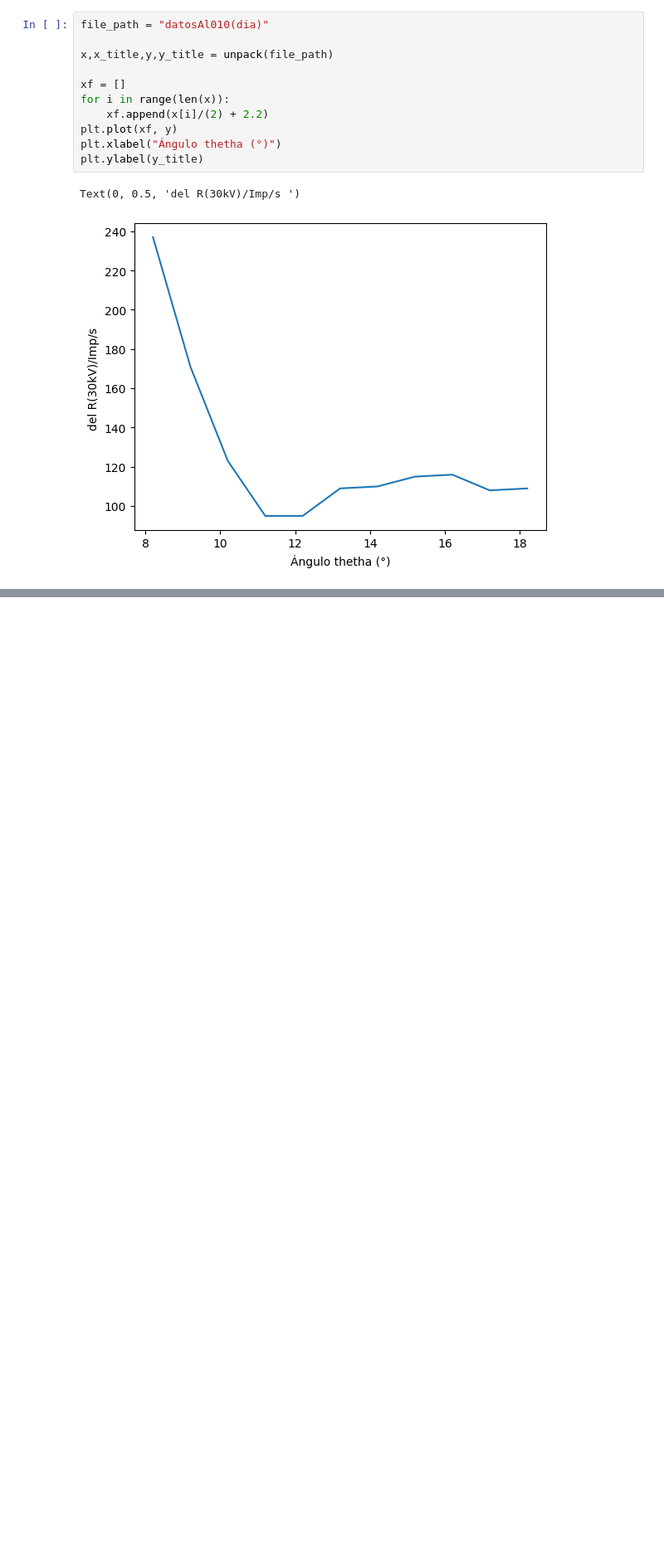
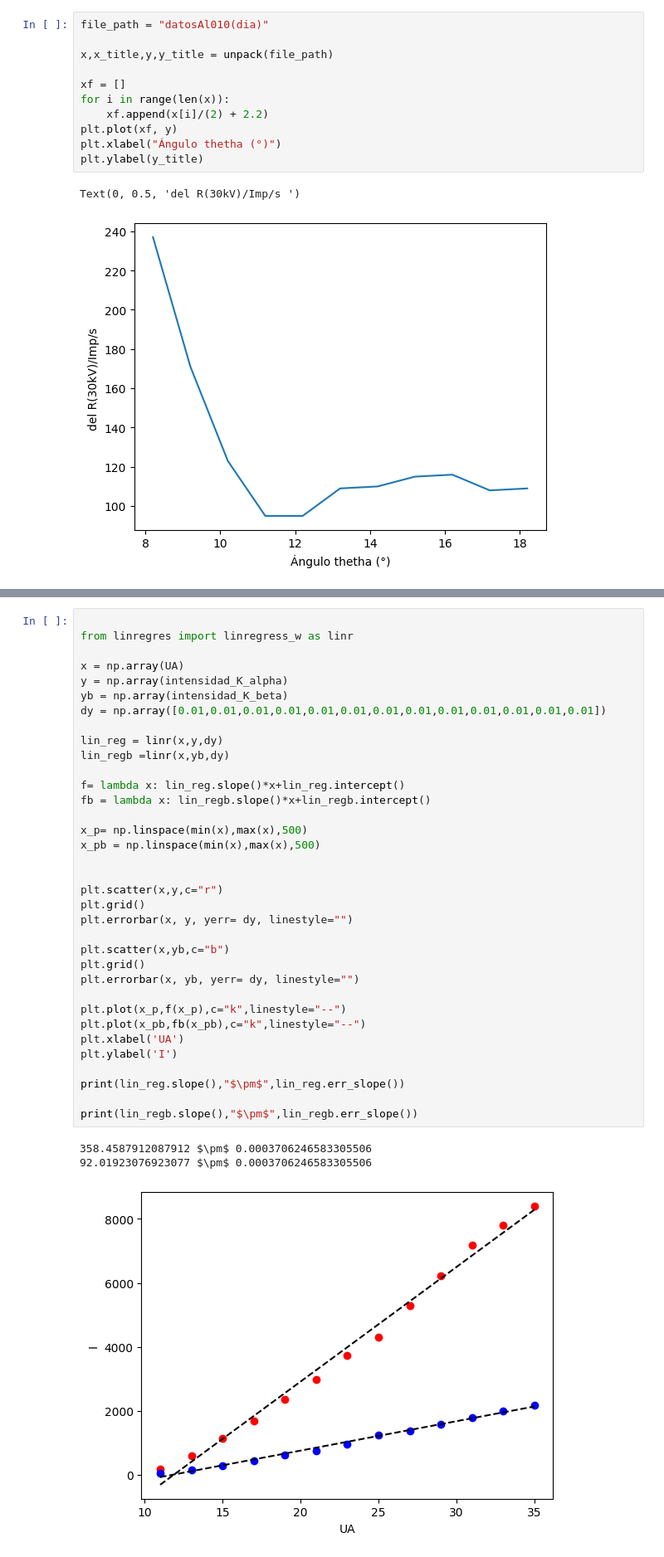
Before and after one commit to rcasasl/Laboratorio-Intermedio, a Jupyter notebook: Rayos X/graficos.ipynb, the cells around one changed output, grey strips where cells are left out. Shown at 83% size. Saved outputs shown, nothing was run; the diff lists cells and outputs as text; blank space fills up the shorter version.

```diff
--- a/Rayos X/graficos.ipynb
+++ b/Rayos X/graficos.ipynb
@@ -131,0 +306,39 @@ Text(0, 0.5, 'del R(30kV)/Imp/s ')
+# %%
+
+from linregres import linregress_w as linr
+
+x = np.array(UA)
+y = np.array(intensidad_K_alpha)
+yb = np.array(intensidad_K_beta)
+dy = np.array([0.01,0.01,0.01,0.01,0.01,0.01,0.01,0.01,0.01,0.01,0.01,0.01,0.01])
+
+lin_reg = linr(x,y,dy)
+lin_regb =linr(x,yb,dy)
+
+f= lambda x: lin_reg.slope()*x+lin_reg.intercept()
+fb = lambda x: lin_regb.slope()*x+lin_regb.intercept()
+
+x_p= np.linspace(min(x),max(x),500)
+x_pb = np.linspace(min(x),max(x),500)
+
+
+plt.scatter(x,y,c="r")
+plt.grid()
+plt.errorbar(x, y, yerr= dy, linestyle="")
+
+plt.scatter(x,yb,c="b")
+plt.grid()
+plt.errorbar(x, yb, yerr= dy, linestyle="")
+
+plt.plot(x_p,f(x_p),c="k",linestyle="--")
+plt.plot(x_pb,fb(x_pb),c="k",linestyle="--")
+plt.xlabel('UA')
+plt.ylabel('I')
+
+print(lin_reg.slope(),"$\pm$",lin_reg.err_slope())
+
+print(lin_regb.slope(),"$\pm$",lin_regb.err_slope())
+# %% [output]
+358.4587912087912 $\pm$ 0.0003706246583305506
+92.01923076923077 $\pm$ 0.0003706246583305506
+[figure, added]
```
Also changed, not shown: parts of 15 cells of this notebook, 1 other file.
